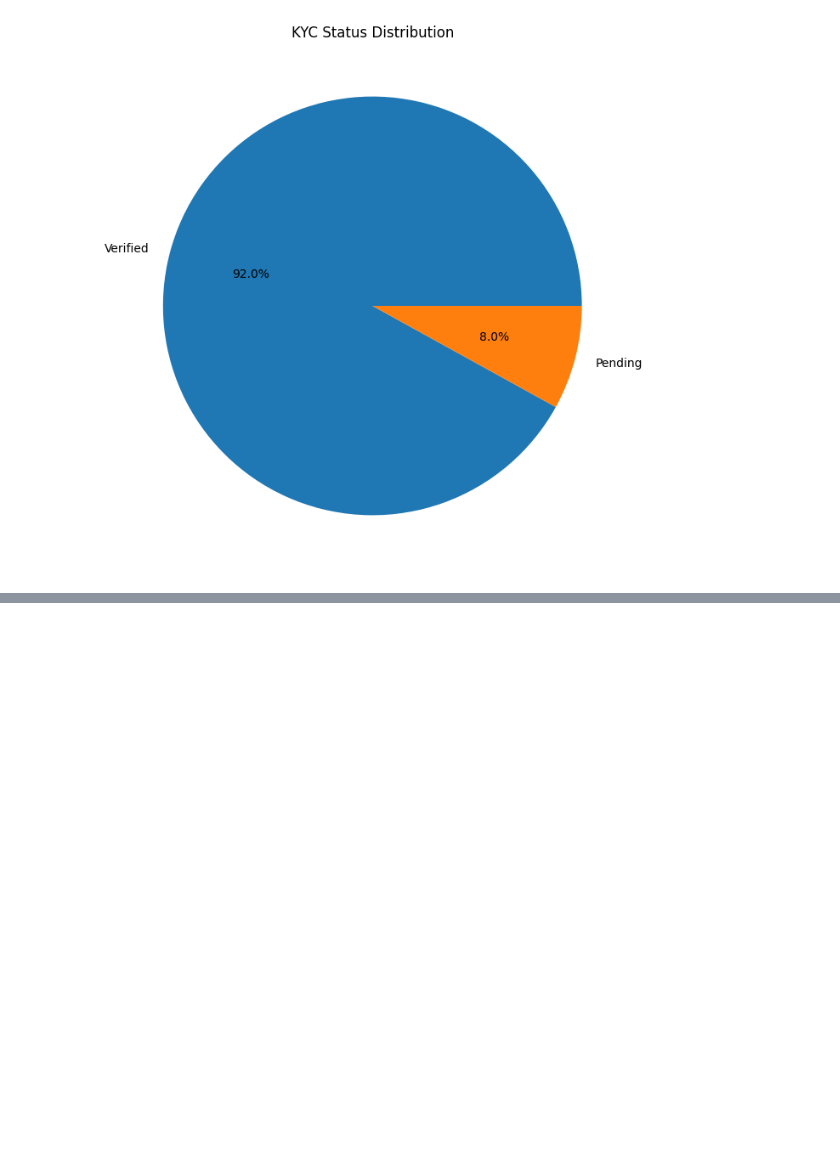
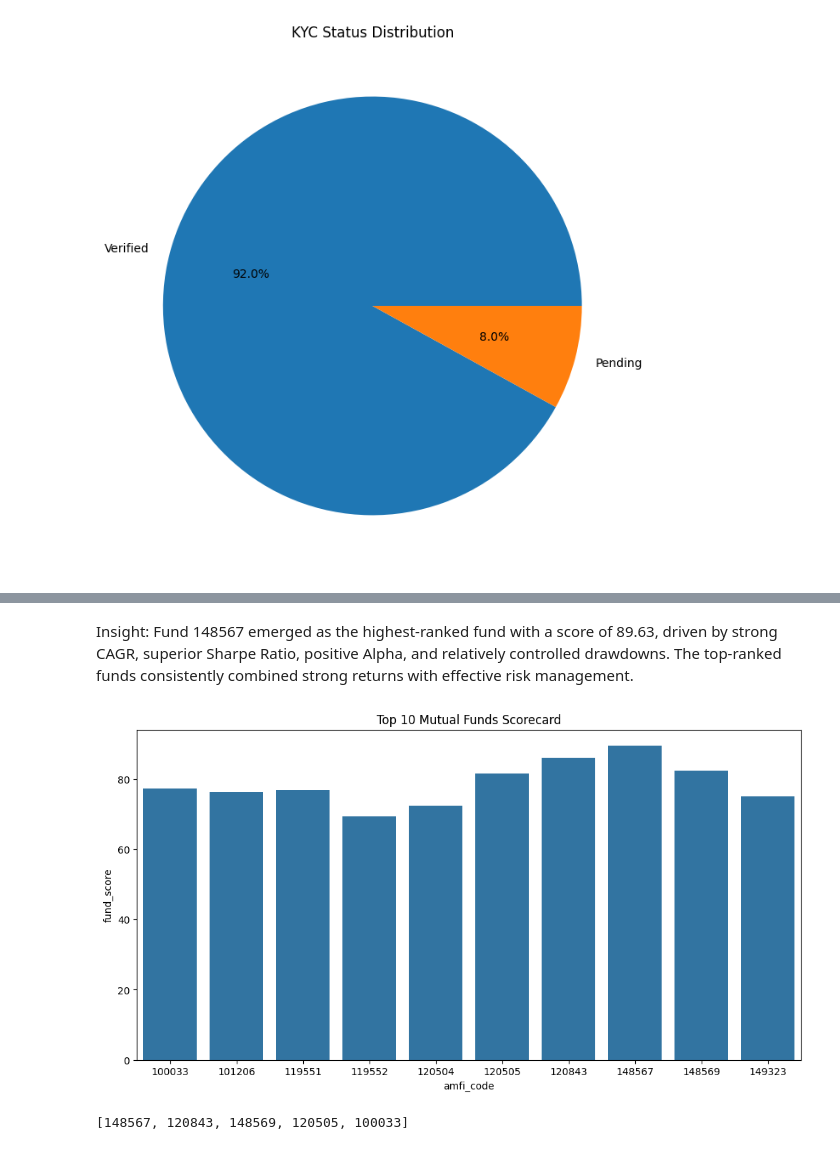
Before and after one commit to Moheeb999/bluestock_mf_capstone, a Jupyter notebook: notebooks/03_eda_analysis.ipynb, the cells around one changed output, grey strips where cells are left out. Drawn from its saved outputs; the diff is of its cells as text; code cells hidden in the pictures; blank space fills up the shorter version.

```diff
--- a/notebooks/03_eda_analysis.ipynb
+++ b/notebooks/03_eda_analysis.ipynb
@@ -1269,0 +1626,4 @@ plt.show()
+# %%
+nifty100 = benchmark[
+    benchmark["index_name"] == "NIFTY100"
+].copy()
@@ -1269,0 +1771,19 @@ plt.show()
+# %%
+scorecard["fund_score"] = (
+
+    scorecard["cagr_rank"] * 30 +
+
+    scorecard["sharpe_rank"] * 25 +
+
+    scorecard["alpha_rank"] * 20 +
+
+    scorecard["drawdown_rank"] * 25
+
+)
+
+scorecard = scorecard.sort_values(
+    "fund_score",
+    ascending=False
+)
+
+scorecard.head(10)
@@ -1269,0 +1802,3 @@ plt.show()
+# %% [markdown]
+Insight:
+Fund 148567 emerged as the highest-ranked fund with a score of 89.63, driven by strong CAGR, superior Sharpe Ratio, positive Alpha, and relatively controlled drawdowns. The top-ranked funds consistently combined strong returns with effective risk management.
@@ -1269,0 +1810,28 @@ plt.show()
+# %%
+top10 = scorecard.head(10)
+
+plt.figure(figsize=(12,6))
+
+sns.barplot(
+    data=top10,
+    x="amfi_code",
+    y="fund_score"
+)
+
+plt.title("Top 10 Mutual Funds Scorecard")
+
+plt.savefig(
+    "../reports/fund_scorecard_top10.png",
+    dpi=300,
+    bbox_inches="tight"
+)
+
+plt.show()
+# %% [output]
+[figure, added]
+# %%
+top5_funds = scorecard.head(5)["amfi_code"].tolist()
+
+print(top5_funds)
+# %% [output]
+[148567, 120843, 148569, 120505, 100033]
```
Also changed, not shown: parts of 43 cells of this notebook, 7 other files.
